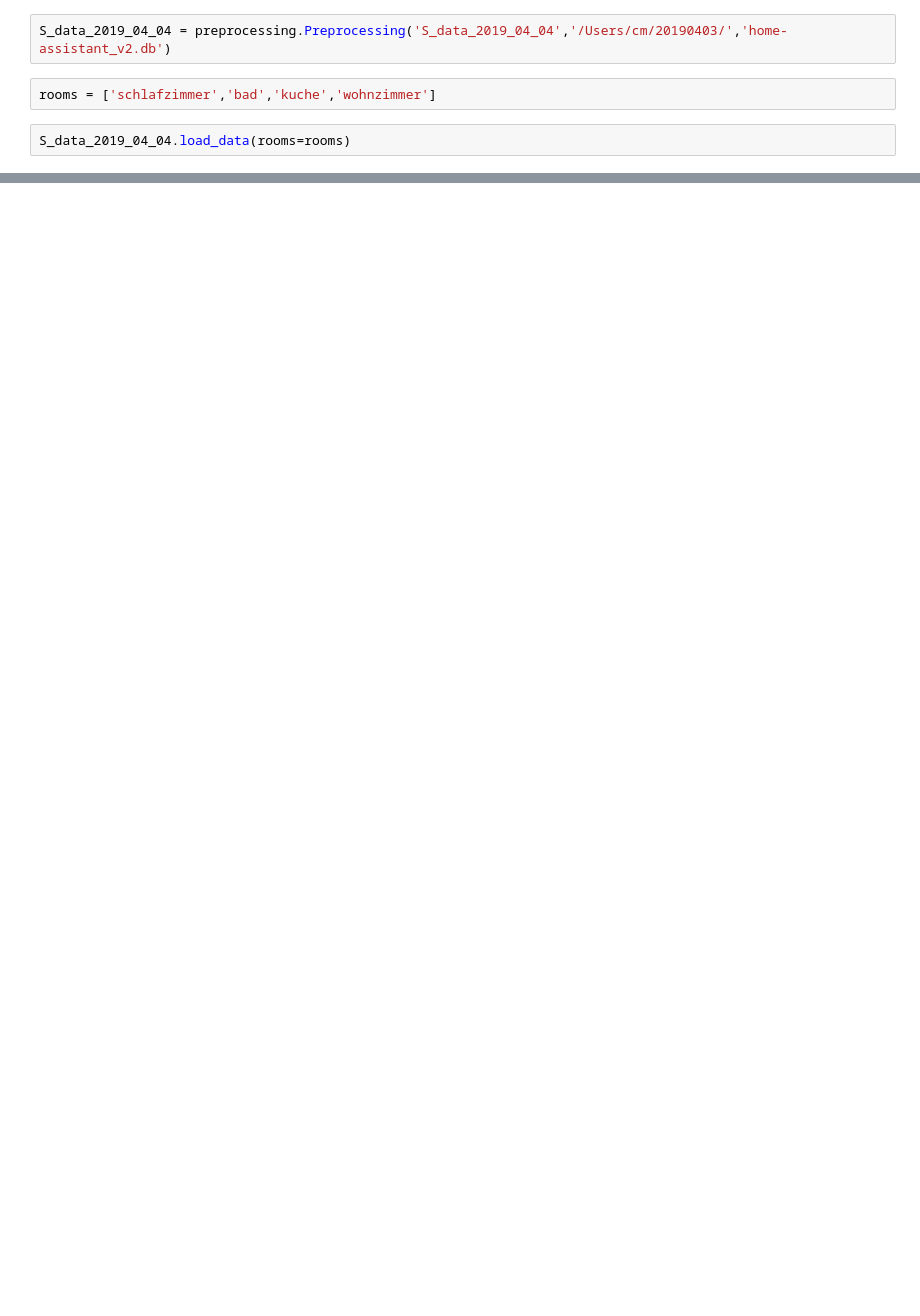
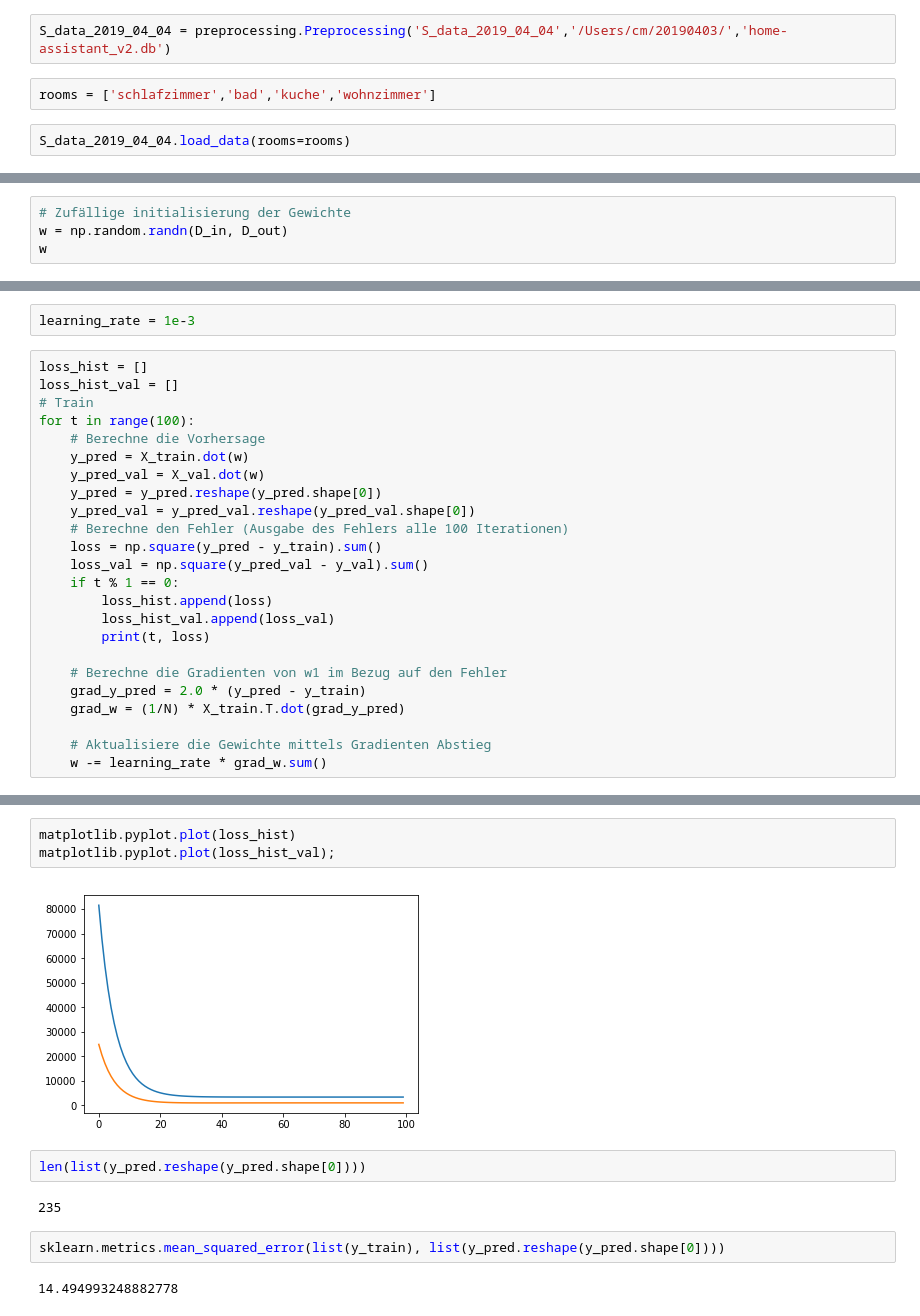
Before and after one commit to CMootz/week_program, a Jupyter notebook: Notebooks/preprocess.ipynb, the cells around one changed output, grey strips where cells are left out. Drawn from its saved outputs; the diff is of its cells as text; blank space fills up the shorter version.

```diff
--- a/Notebooks/preprocess.ipynb
+++ b/Notebooks/preprocess.ipynb
@@ -33,0 +190,4 @@ S_data_2019_04_04.get('train_raw_climatewohnzimmer').head()
+# %%
+# Zufällige initialisierung der Gewichte
+w = np.random.randn(D_in, D_out)
+w
@@ -33,0 +210,26 @@ S_data_2019_04_04.get('train_raw_climatewohnzimmer').head()
+# %%
+learning_rate = 1e-3
+# %%
+loss_hist = []
+loss_hist_val = []
+# Train
+for t in range(100):
+    # Berechne die Vorhersage
+    y_pred = X_train.dot(w)
+    y_pred_val = X_val.dot(w)
+    y_pred = y_pred.reshape(y_pred.shape[0])
+    y_pred_val = y_pred_val.reshape(y_pred_val.shape[0])
+    # Berechne den Fehler (Ausgabe des Fehlers alle 100 Iterationen)
+    loss = np.square(y_pred - y_train).sum()
+    loss_val = np.square(y_pred_val - y_val).sum()
+    if t % 1 == 0:
+        loss_hist.append(loss)
+        loss_hist_val.append(loss_val)
+        print(t, loss)
+
+    # Berechne die Gradienten von w1 im Bezug auf den Fehler
+    grad_y_pred = 2.0 * (y_pred - y_train)
+    grad_w = (1/N) * X_train.T.dot(grad_y_pred)
+
+    # Aktualisiere die Gewichte mittels Gradienten Abstieg
+    w -= learning_rate * grad_w.sum()
@@ -33,0 +254,13 @@ S_data_2019_04_04.get('train_raw_climatewohnzimmer').head()
+# %%
+matplotlib.pyplot.plot(loss_hist)
+matplotlib.pyplot.plot(loss_hist_val);
+# %% [output]
+[figure, added]
+# %%
+len(list(y_pred.reshape(y_pred.shape[0])))
+# %% [output]
+235
+# %%
+sklearn.metrics.mean_squared_error(list(y_train), list(y_pred.reshape(y_pred.shape[0])))
+# %% [output]
+14.494993248882778
```
Also changed, not shown: parts of 37 cells of this notebook, 2 other files.
